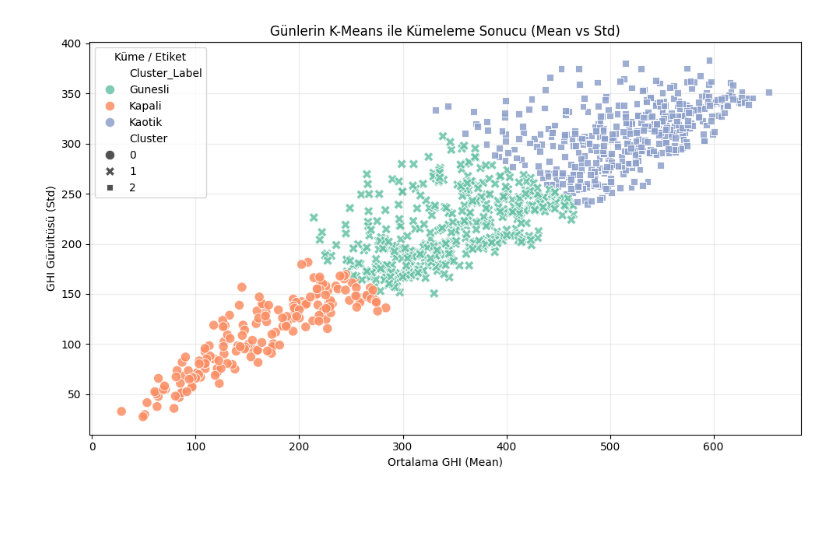
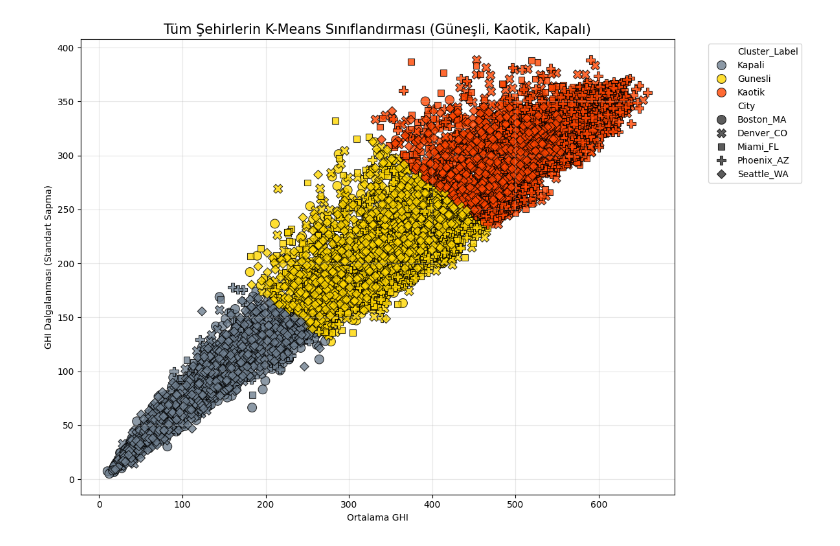
Before and after one commit to MelihKotman/Solar-Forecasting-XAI, a Jupyter notebook: notebooks/02_03_eda_analysis.ipynb, the cells around one changed output. Saved outputs shown, nothing was run; the diff lists cells and outputs as text; code cells hidden in the pictures; blank space fills up the shorter version.

```diff
--- a/notebooks/02_03_eda_analysis.ipynb
+++ b/notebooks/02_03_eda_analysis.ipynb
@@ -4,7 +4,7 @@ import pandas as pd
 import pyarrow as pa
 import pyarrow.parquet as pq
 
-table = pq.read_table('../data/nrel_data_2021_2023_Colorado.parquet')
+table = pq.read_table('../data/nrel_data_5cities_2020_2024.parquet')
 
 df = table.to_pandas()
 
@@ -114,67 +156,46 @@ plt.show()
 # %%
 # Gorev 4: Feature Scaling (mean ve std'yi ayni olcege getir)
 from sklearn.cluster import KMeans
-import seaborn as sns
-import matplotlib.pyplot as plt
 from sklearn.preprocessing import StandardScaler
 
 
 scaler = StandardScaler()
+scaled_features = scaler.fit_transform(daily_table[['mean', 'std']])
 
-features = daily_table[['mean', 'std']].dropna().copy()
-scaled_features = scaler.fit_transform(features)
+# Tüm şehirleri aynı modelde eğitiyoruz
+kmeans = KMeans(n_clusters=3, random_state=42, n_init=10)
+daily_table['Cluster'] = kmeans.fit_predict(scaled_features)
 
-# Kontrol: olceklenmis degerlerin ortalamasi ~0 ve std'si ~1 olmalidir
-scaled_df = pd.DataFrame(scaled_features, index=features.index, columns=['mean_scaled', 'std_scaled'])
-print(scaled_df.describe().loc[['mean', 'std']])
-
-# Gorev 5: K-Means ile 3 kumeye ayirma
-kmeans = KMeans(n_clusters=3, random_state=42, n_init=10)
-cluster_ids = kmeans.fit_predict(scaled_features)
-
-clustered_daily = features.copy()
-clustered_daily['Cluster'] = cluster_ids
-
-# Kume ozetleri: hangi kume hangi gun tipine daha yakin?
-cluster_summary = clustered_daily.groupby('Cluster')[['mean', 'std']].mean().sort_values('mean')
-print('\nKume ozetleri (ortalama degerler):')
-print(cluster_summary)
-
-# Kumeleri yorumlamak icin basit isimlendirme (dusuk mean=Kapali, yuksek std=Kaotik, kalan=Gunesli)
-label_map = {}
-closed_cluster = cluster_summary.index[0]
-chaotic_cluster = cluster_summary['std'].idxmax()
-label_map[closed_cluster] = 'Kapali'
-label_map[chaotic_cluster] = 'Kaotik'
+# Dinamik İsimlendirme Mantığı
+cluster_summary = daily_table.groupby('Cluster')[['mean', 'std']].mean().sort_values('mean')
+label_map = {
+    cluster_summary.index[0]: 'Kapali',
+    cluster_summary['std'].idxmax(): 'Kaotik'
+}
 for c in cluster_summary.index:
     if c not in label_map:
         label_map[c] = 'Gunesli'
 
-clustered_daily['Cluster_Label'] = clustered_daily['Cluster'].map(label_map)
-print('\nKume etiket dagilimi:')
-print(clustered_daily['Cluster_Label'].value_counts())
+daily_table['Cluster_Label'] = daily_table['Cluster'].map(label_map)
 
-# Gorev 6: Scatter Plot Visualization
-plt.figure(figsize=(10, 6))
+# Daha Estetik Bir Scatter Plot
+plt.figure(figsize=(12, 8))
 sns.scatterplot(
-    data=clustered_daily,
-    x='mean',
-    y='std',
-    hue='Cluster_Label',
-    style='Cluster',
-    palette='Set2',
-    s=80,
-    alpha=0.85
+    data=daily_table, x='mean', y='std',
+    hue='Cluster_Label', style='City',
+    palette={'Gunesli': '#FFD700', 'Kaotik': '#FF4500', 'Kapali': '#708090'},
+    s=100, alpha=0.8, edgecolor='black'
 )
-plt.title('Günlerin K-Means ile Kümeleme Sonucu (Mean vs Std)')
-plt.xlabel('Ortalama GHI (Mean)')
-plt.ylabel('GHI Gürültüsü (Std)')
-plt.grid(alpha=0.25)
-plt.legend(title='Küme / Etiket')
+
+print(cluster_summary)
+plt.title('Tüm Şehirlerin K-Means Sınıflandırması (Güneşli, Kaotik, Kapalı)', fontsize=15)
+plt.xlabel('Ortalama GHI')
+plt.ylabel('GHI Dalgalanması (Standart Sapma)')
+plt.legend(bbox_to_anchor=(1.05, 1), loc='upper left')
+plt.grid(alpha=0.3)
 plt.tight_layout()
-plt.savefig('../outputs/plots/k-means-daily.pdf')
+plt.savefig('../outputs/plots/kmeans_clusters.pdf')
 plt.show()
 
-# Gerekirse daha sonra kullanmak icin tabloyu kaydet
-clustered_daily.to_csv('../outputs/reports/daily_clusters.csv', index=True)
+daily_table.to_csv('../outputs/reports/daily_clusters.csv', index=True)
 # %% [output]
@@ -198 +207 @@ Name: count, dtype: int64
-[figure, old version]
+[figure, new version]
```
Also changed, not shown: parts of 10 cells of this notebook, 16 other files.
